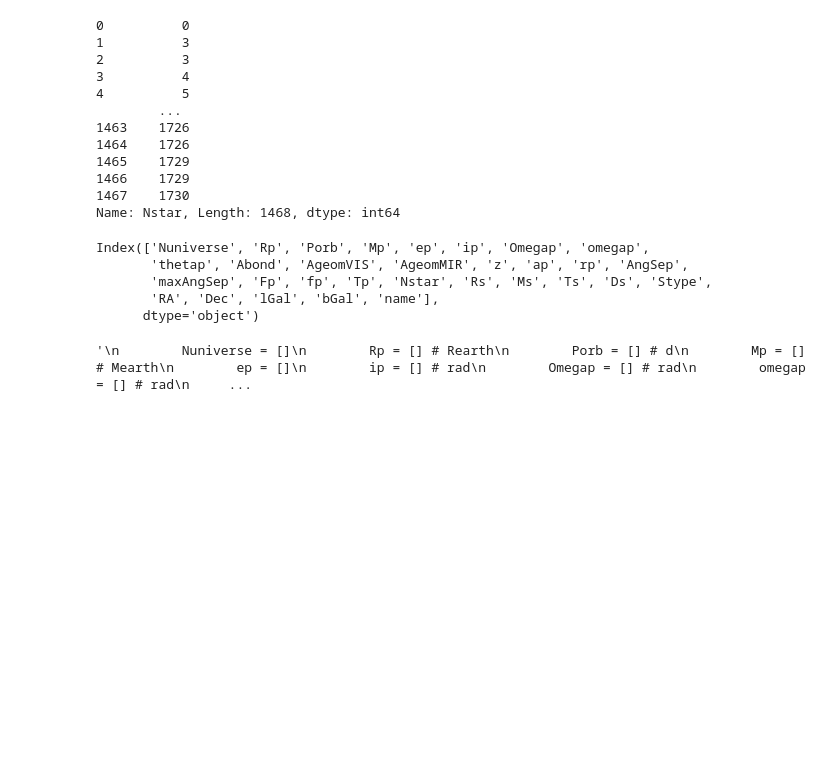
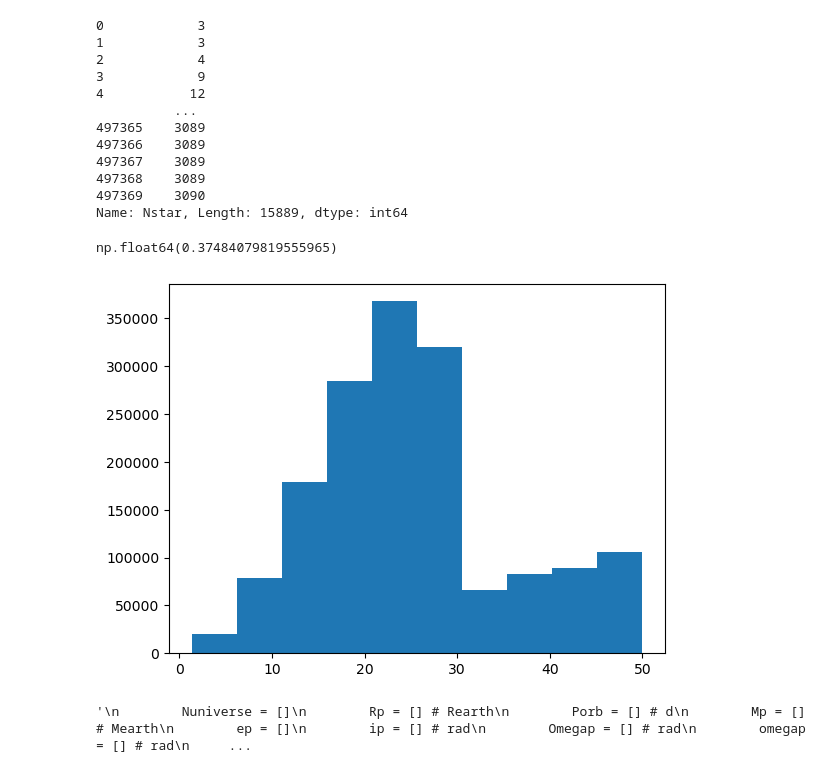
Before and after one commit to mwanakijiji/life_detectors, a Jupyter notebook: notebooks/visualize_ppop_output.ipynb, the cells around one changed output. Cells and saved outputs as stored; diff of their text form; code cells hidden in the pictures; blank space fills up the shorter version.

```diff
--- a/notebooks/visualize_ppop_output.ipynb
+++ b/notebooks/visualize_ppop_output.ipynb
@@ -6,34 +6,33 @@ import numpy as np
 import matplotlib.pyplot as plt
 import seaborn as sns
 # %%
-file_name = '/Users/eckhartspalding/Documents/git.repos/life_detectors/felix_yields/input/Brysonhab2high_500uni_PlanetPopulation.txt'
+file_name = '/Users/eckhartspalding/Documents/git.repos/life_detectors/felix_yields/input/20260206_sweep_diam_3_0_catalog.txt'
 # %%
 df = pd.read_csv(file_name, skiprows=1, delim_whitespace=True)
 # %%
 df[df['Nuniverse']==0]['Nstar']
 # %% [output]
-0          0
-1          3
-2          3
-3          4
-4          5
-        ...
-1463    1726
-1464    1726
-1465    1729
-1466    1729
-1467    1730
-Name: Nstar, Length: 1468, dtype: int64
+0            3
+1            3
+2            4
+3            9
+4           12
+          ...
+497365    3089
+497366    3089
+497367    3089
+497368    3089
+497369    3090
+Name: Nstar, Length: 15889, dtype: int64
 # %%
-df.keys()
+df['fp'].mean()
 # %% [output]
-Index(['Nuniverse', 'Rp', 'Porb', 'Mp', 'ep', 'ip', 'Omegap', 'omegap',
-       'thetap', 'Abond', 'AgeomVIS', 'AgeomMIR', 'z', 'ap', 'rp', 'AngSep',
-       'maxAngSep', 'Fp', 'fp', 'Tp', 'Nstar', 'Rs', 'Ms', 'Ts', 'Ds', 'Stype',
-       'RA', 'Dec', 'lGal', 'bGal', 'name'],
-      dtype='object')
+np.float64(0.37484079819555965)
 # %%
-# are some of the stars
+plt.hist(df['Ds'])
+plt.show()
+# %% [output]
+[figure, added]
 # %%
 # See Table 1 in Documentation.pdf
 
```
Also changed, not shown: parts of 4 cells of this notebook, 9 other files.
